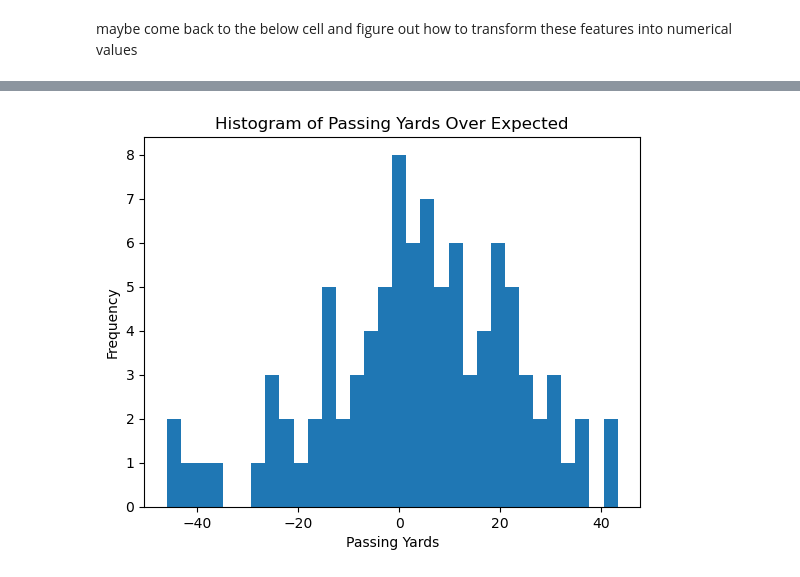
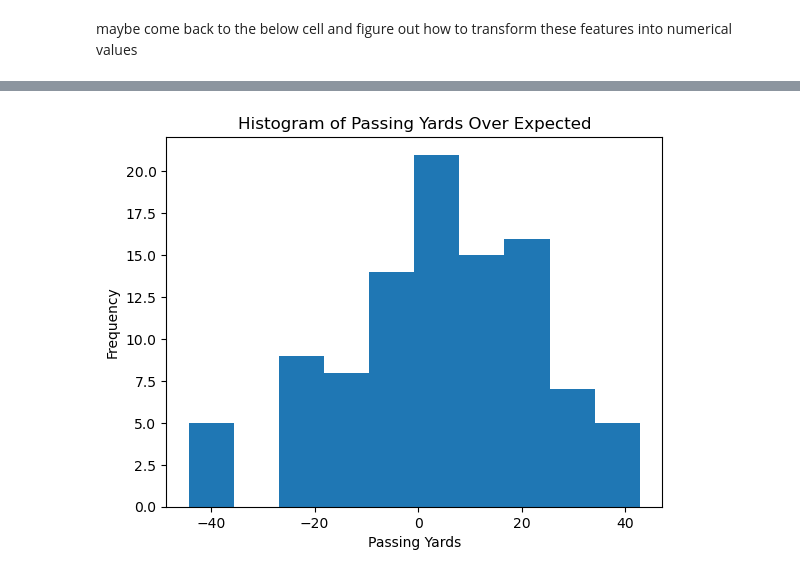
Before and after one commit to bhuggard/CheckTheCover, a Jupyter notebook: sandbox.ipynb, the cells around one changed output, grey strips where cells are left out. Saved outputs shown, nothing was run; the diff lists cells and outputs as text; code cells hidden in the pictures.

```diff
--- a/sandbox.ipynb
+++ b/sandbox.ipynb
@@ -491,14 +491,14 @@ pred_df.shape
 # %%
-plt.hist(pred_df['pass_yards_oe'], bins=32)  # You can adjust the number of bins
+plt.hist(pred_df['pass_yards_oe'], bins=10)  # You can adjust the number of bins
 plt.xlabel('Passing Yards')
 plt.ylabel('Frequency')
 plt.title('Histogram of Passing Yards Over Expected')
 plt.show()
 
 #Chat GPT convo on boostrapping for distribution- use it!
 #also- make sure we setup the span on EWMA's to be max(whateverbasedf['week']) to get proper span number that will increase with week. long term need to find a way to rerun weekly but that is so far away still lol
 # %% [output]
-[figure, old version]
+[figure, new version]
 # %%
 # Assuming 'residuals' is your numpy array of pass_yards_oe
 residuals = pred_df['pass_yards_oe'].values
```
Also changed, not shown: parts of 17 cells of this notebook.
